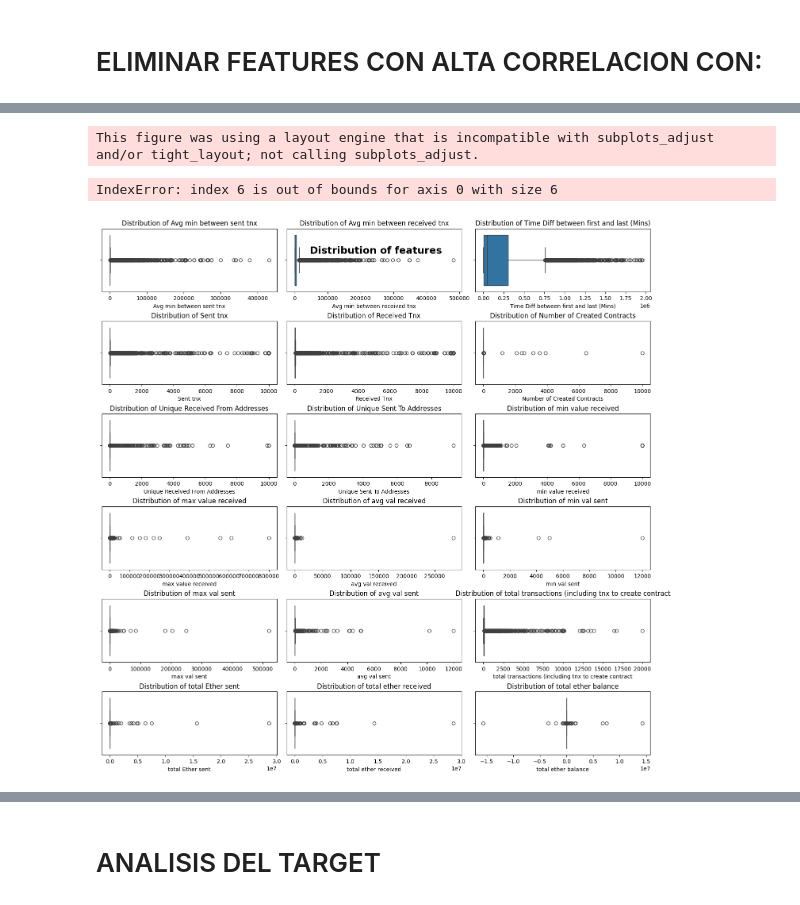
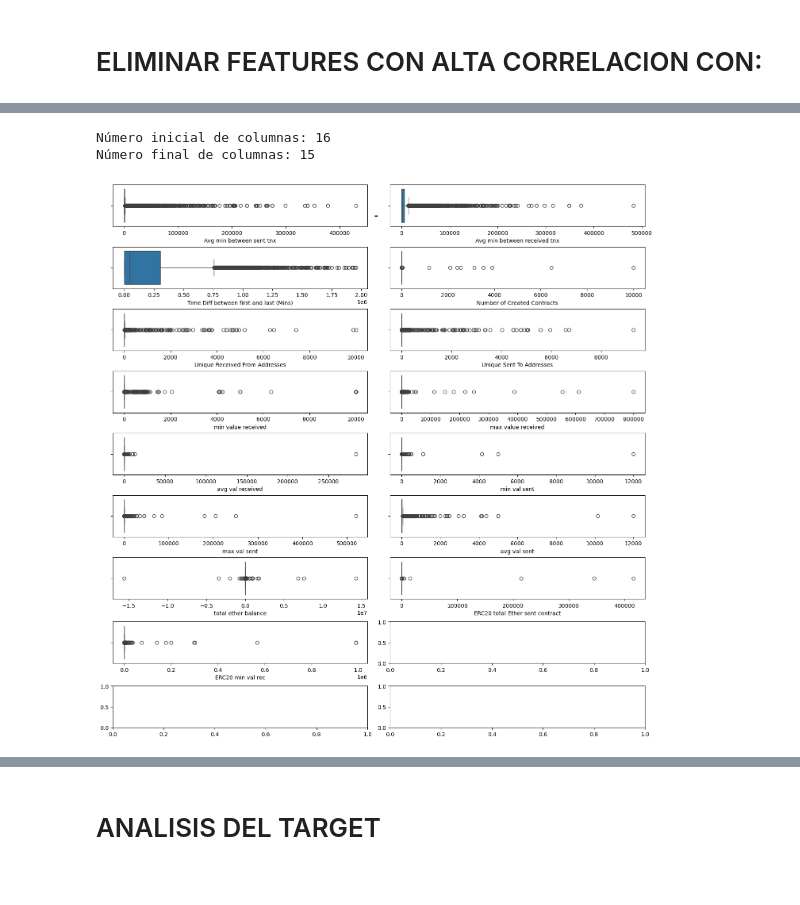
Before and after one commit to mankolepanto/Proyecto_ML, a Jupyter notebook: limpieza_data.ipynb, the cells around one changed output, grey strips where cells are left out. Drawn from its saved outputs; the diff is of its cells as text; code cells hidden in the pictures.

```diff
--- a/limpieza_data.ipynb
+++ b/limpieza_data.ipynb
@@ -445,0 +482,10 @@ df = pd.concat([first_two_cols, remaining_cols], axis=1)
+# %%
+corr = df_numeric.corr ()
+
+mask = np.zeros_like (corr)
+mask [np.triu_indices_from (mask)] = True
+
+
+with sns.axes_style('white'):
+    fig, ax = plt.subplots(figsize=(18, 10))
+    sns.heatmap(corr, mask=mask, annot=False, cmap='CMRmap', center=0, linewidths=0.1, square=True)
@@ -445,0 +494,19 @@ df = pd.concat([first_two_cols, remaining_cols], axis=1)
+# %%
+
+high_corr_columns = []
+
+# Iterar sobre la matriz de correlación para encontrar correlaciones mayores a 0.9
+for i in range(len(corr.columns)):
+    for j in range(i):
+        if corr.iloc[i, j] > 0.7:
+            colname_i = corr.columns[i]
+            colname_j = corr.columns[j]
+            high_corr_columns.append(colname_i)
+            high_corr_columns.append(colname_j)
+
+
+# Mostrar las columnas con alta correlación
+print("Columnas con correlación mayor a 0.9:")
+print(len (high_corr_columns))
+print ('-------------')
+print (high_corr_columns)
@@ -445,0 +518,6 @@ df = pd.concat([first_two_cols, remaining_cols], axis=1)
+# %%
+numero = 0
+for i in high_corr_columns:
+    print (f'La columna número {numero} se debería excluir por su alta correlacion')
+    print (f'Nombre de la columna: {i}\n')
+    numero +=1
@@ -445,0 +563,2 @@ df = pd.concat([first_two_cols, remaining_cols], axis=1)
+# %%
+df = df.drop (columns=high_corr_columns)
@@ -462,27 +583,41 @@ Número final de columnas: 33
+# %%
+columns = df_numeric.columns
+print("Número inicial de columnas:", len(columns))
+
+
+to_drop = ['FLAG']
+
+
+df_sin_targ_wall = df_numeric.drop(columns=to_drop)
+
+
+columns = df_sin_targ_wall.columns
+print("Número final de columnas:", len(columns))
+# %% [output]
+Número inicial de columnas: 16
+Número final de columnas: 15
 # %%
 # Lista de columnas a graficar
 
 columns = df.columns
 
 # Parámetros de la cuadrícula de subgráficos
-nrows = 6
-ncols = 3
+nrows = 9
+ncols = 2
 
 # Crear la cuadrícula de subgráficos
 fig, axes = plt.subplots(nrows, ncols, figsize=(14, 14), constrained_layout=True)
 plt.subplots_adjust(wspace=0.7, hspace=0.8)
-plt.suptitle("Distribution of features", y=0.95, size=18, weight='bold')
+plt.suptitle('-', y=0.95, size=18, weight='bold')
 
 # Iterar sobre las columnas y las posiciones en la cuadrícula
 for i, col in enumerate(columns[2:]):
     row = i // ncols
     col_pos = i % ncols
     sns.boxplot(ax=axes[row, col_pos], data=df, x=col)
-    axes[row, col_pos].set_title(f'Distribution of {col}')
+    axes[row, col_pos]
 
 # Mostrar el gráfico
 plt.show()
 # %% [output]
-This figure was using a layout engine that is incompatible with subplots_adjust and/or tight_layout; not calling subplots_adjust.
-IndexError: index 6 is out of bounds for axis 0 with size 6
-[figure, old version]
+[figure, new version]
```
Also changed, not shown: parts of 40 cells of this notebook, 18 other files.
